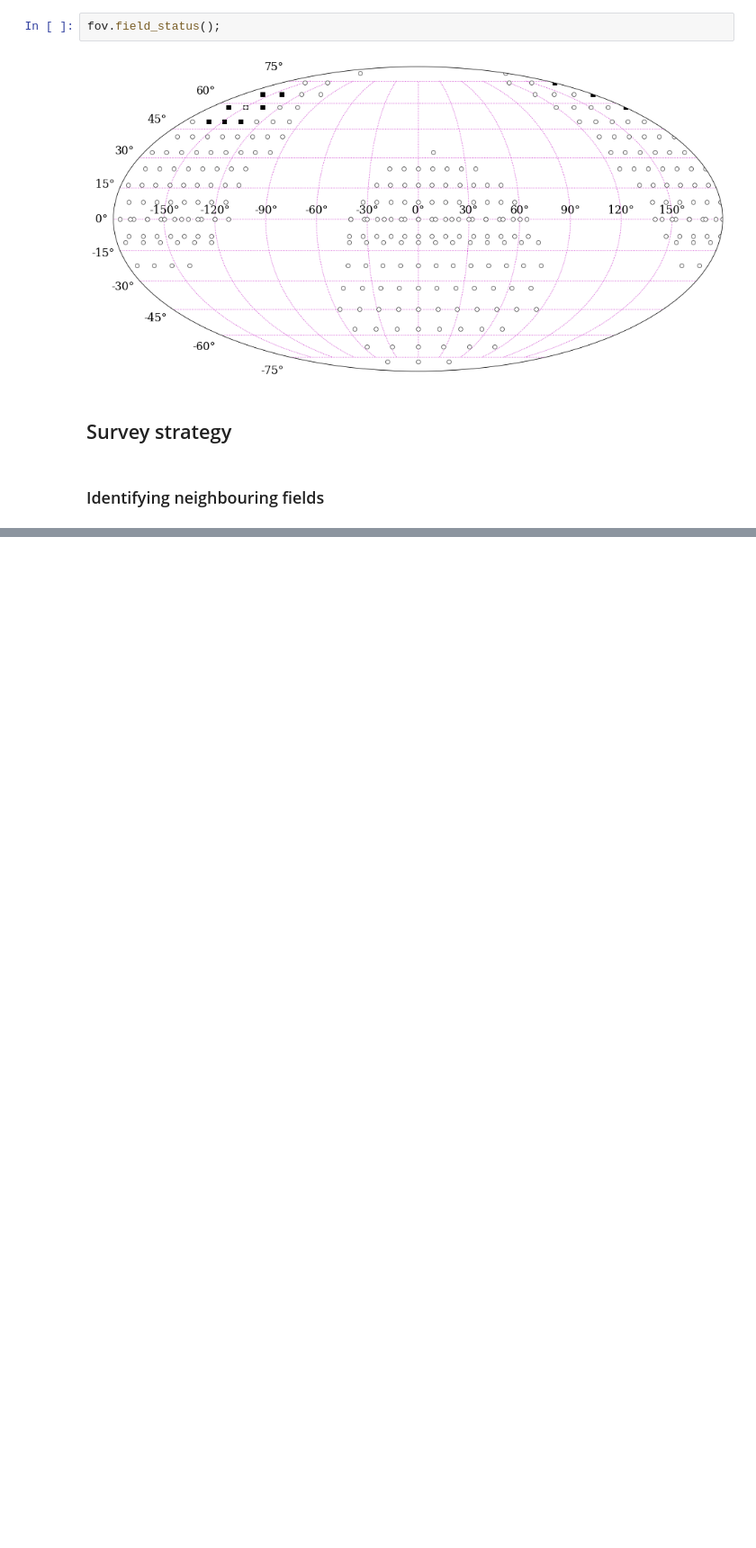
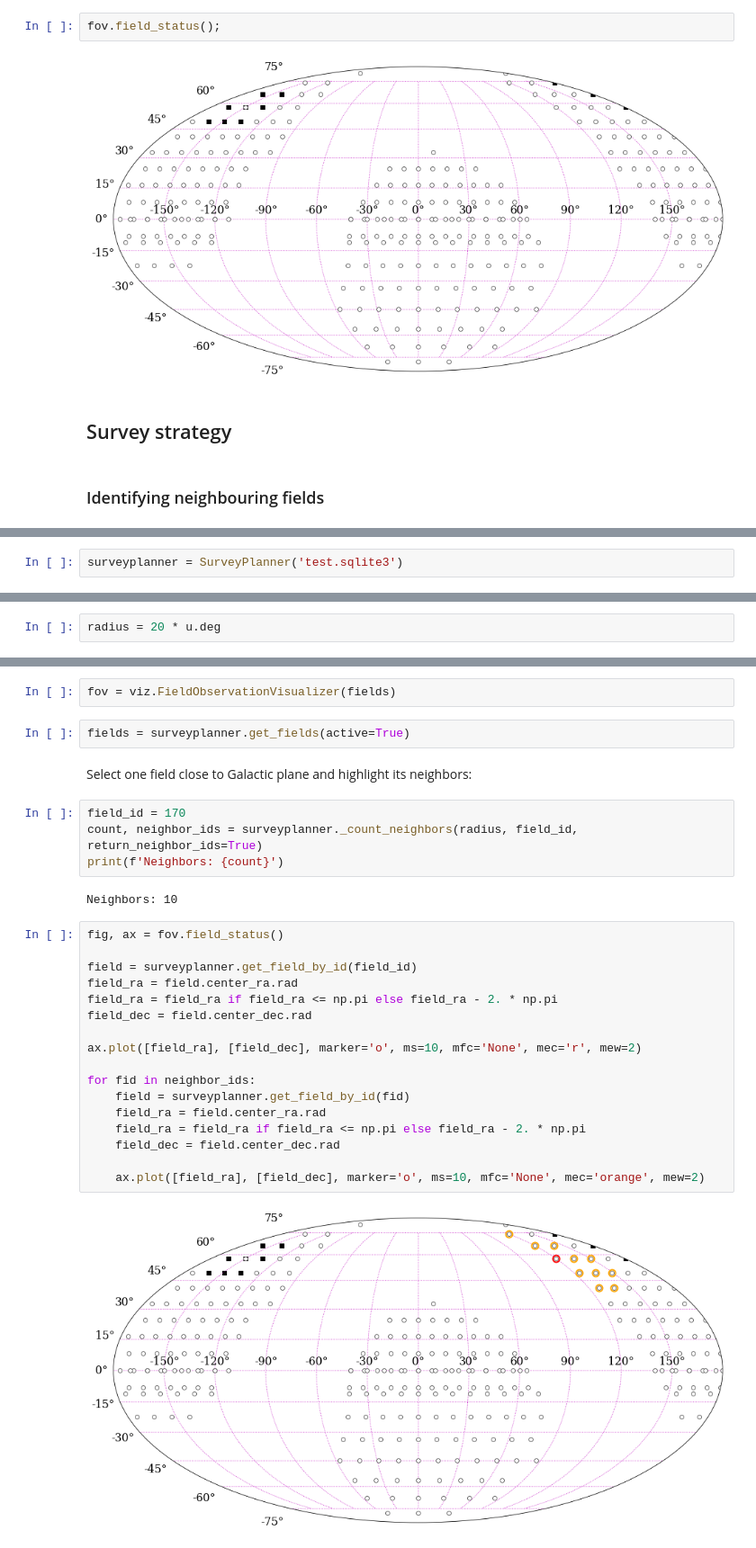
Before and after one commit to skiehl/pasiphae-survey-planner, a Jupyter notebook: Develop_SurveyPlanner.ipynb, the cells around one changed output, grey strips where cells are left out. Shown at 90% size. Cells and saved outputs as stored; diff of their text form; blank space fills up the shorter version.

Commit message:
count_neighbors() method added.

```diff
--- a/Develop_SurveyPlanner.ipynb
+++ b/Develop_SurveyPlanner.ipynb
@@ -858,0 +860,2 @@ https://scikit-learn.org/stable/modules/generated/sklearn.neighbors.NearestNeigh
+# %%
+surveyplanner = SurveyPlanner('test.sqlite3')
@@ -858,0 +864,2 @@ https://scikit-learn.org/stable/modules/generated/sklearn.neighbors.NearestNeigh
+# %%
+radius = 20 * u.deg
@@ -858,0 +928,31 @@ https://scikit-learn.org/stable/modules/generated/sklearn.neighbors.NearestNeigh
+# %%
+fov = viz.FieldObservationVisualizer(fields)
+# %%
+fields = surveyplanner.get_fields(active=True)
+# %% [markdown]
+Select one field close to Galactic plane and highlight its neighbors:
+# %%
+field_id = 170
+count, neighbor_ids = surveyplanner._count_neighbors(radius, field_id, return_neighbor_ids=True)
+print(f'Neighbors: {count}')
+# %% [output]
+Neighbors: 10
+# %%
+fig, ax = fov.field_status()
+
+field = surveyplanner.get_field_by_id(field_id)
+field_ra = field.center_ra.rad
+field_ra = field_ra if field_ra <= np.pi else field_ra - 2. * np.pi
+field_dec = field.center_dec.rad
+
+ax.plot([field_ra], [field_dec], marker='o', ms=10, mfc='None', mec='r', mew=2)
+
+for fid in neighbor_ids:
+    field = surveyplanner.get_field_by_id(fid)
+    field_ra = field.center_ra.rad
+    field_ra = field_ra if field_ra <= np.pi else field_ra - 2. * np.pi
+    field_dec = field.center_dec.rad
+
+    ax.plot([field_ra], [field_dec], marker='o', ms=10, mfc='None', mec='orange', mew=2)
+# %% [output]
+[figure, added]
```
Also changed, not shown: parts of 21 cells of this notebook, 2 other files.
